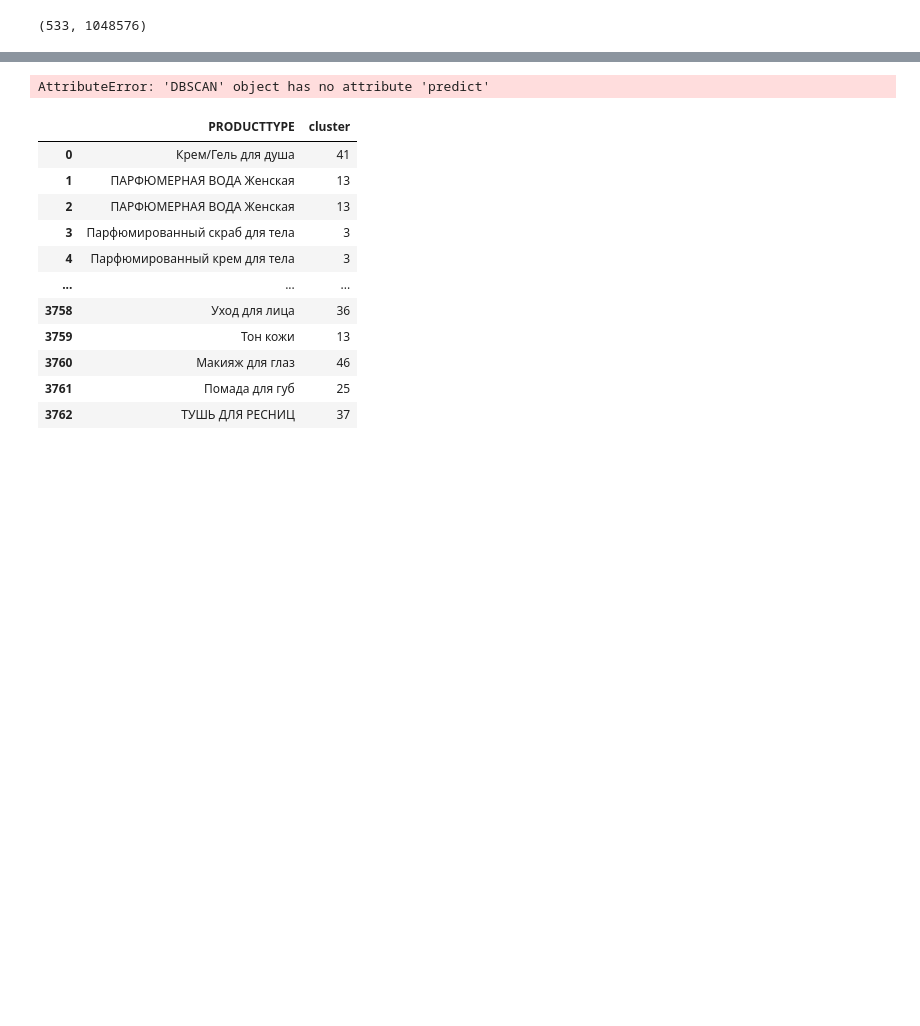
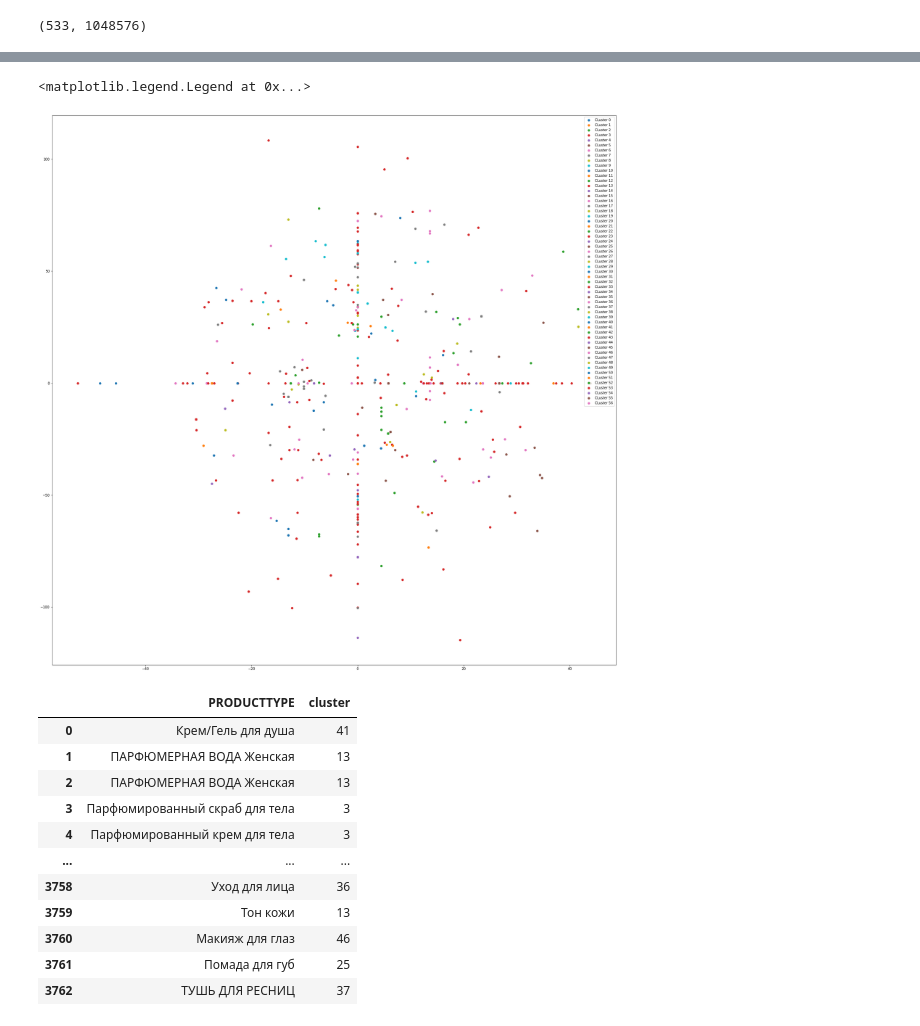
Before and after one commit to JacKira/MastersDegree, a Jupyter notebook: ProductsGrouping/Clustering.ipynb, the cells around one changed output, grey strips where cells are left out. Drawn from its saved outputs; the diff is of its cells as text; code cells hidden in the pictures; blank space fills up the shorter version.

```diff
--- a/ProductsGrouping/Clustering.ipynb
+++ b/ProductsGrouping/Clustering.ipynb
@@ -224,4 +244,4 @@ model = AffinityPropagation(damping = 0.5, max_iter=1000, convergence_iter=100)
 #model = MeanShift(n_jobs = 6)
 #hdb = hdbscan
 #model = hdb.HDBSCAN()
-model.fit(X_ntf)
+Y_pred = model.fit_predict(X_ntf)
@@ -228,10 +259,28 @@ model.fit(X_ntf)
+# %%
+fig, ax = plt.subplots(figsize = (30, 30))
+
+np.random.seed(42)
+x1 = np.random.noncentral_chisquare(3, 20, size=int(X_ntf.shape[1]/2))
+np.random.seed(24)
+x2 = np.random.noncentral_chisquare(50, 10,size=int(X_ntf.shape[1]/2))
+
+labels = set(Y_pred)
+for l in labels:
+    X = []
+    Y = []
+    for  r in X_ntf[Y_pred == l].toarray():
+        X.append(r[0:int(X_ntf.shape[1]/2)] @ x1)
+        Y.append(r[int(X_ntf.shape[1]/2) : ] @ x2)
+    plt.scatter(X, Y, label = f'CLuster {l}')
+plt.legend()
+# %% [output]
+<matplotlib.legend.Legend at 0x...>
+[figure, added]
 # %%
 text1 = df.PRODUCTTYPE
 text3 = pd.Series([steming(x.replace('/', ' ')) for x in text1])
 X_ntf = vectorizer_hash.transform(text3)
 df['cluster'] = model.predict(X_ntf.toarray())
-# %% [output]
-AttributeError: 'DBSCAN' object has no attribute 'predict'
 # %%
 df
 # %% [output]
```
Also changed, not shown: parts of 9 cells of this notebook, 1 other file.
